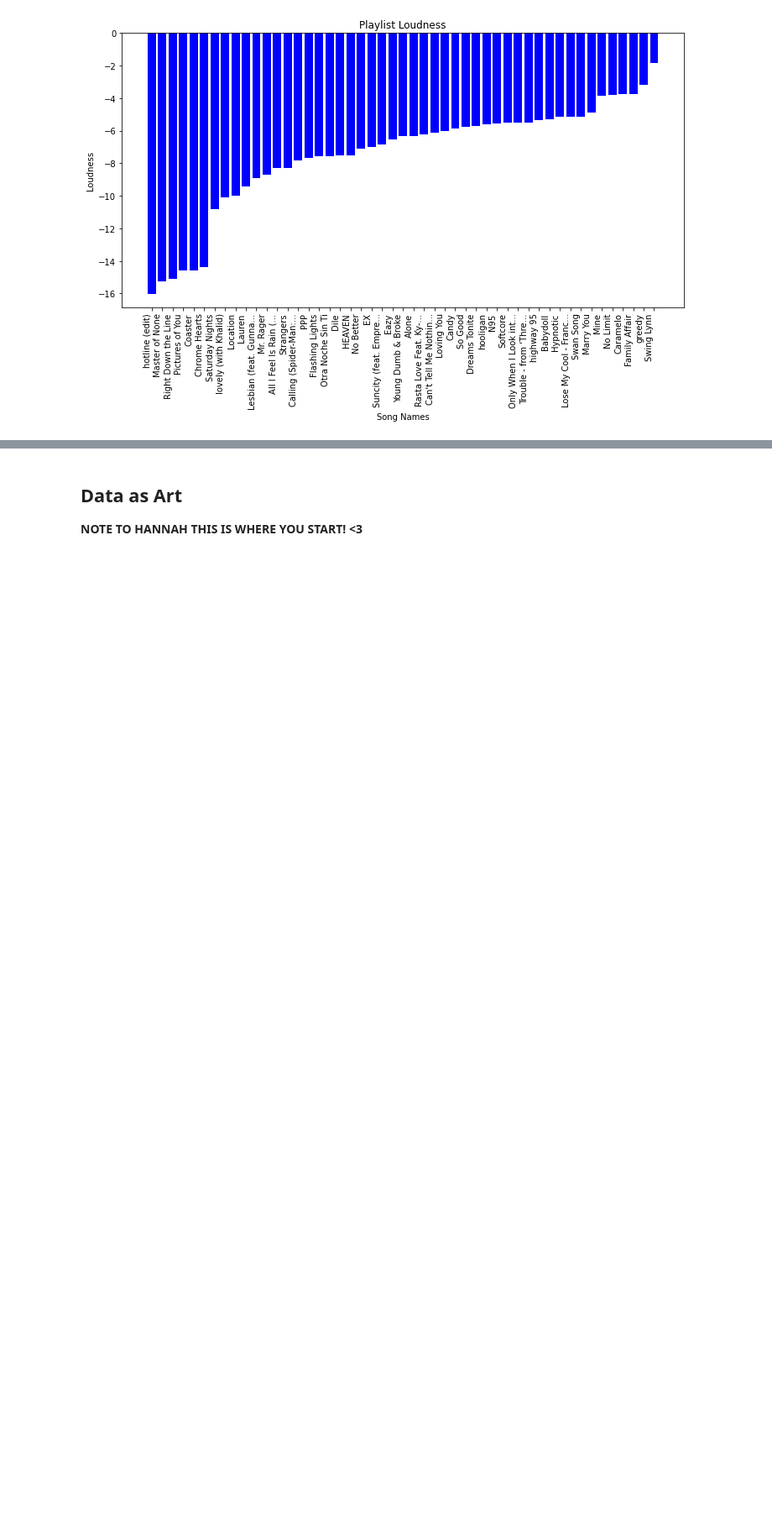
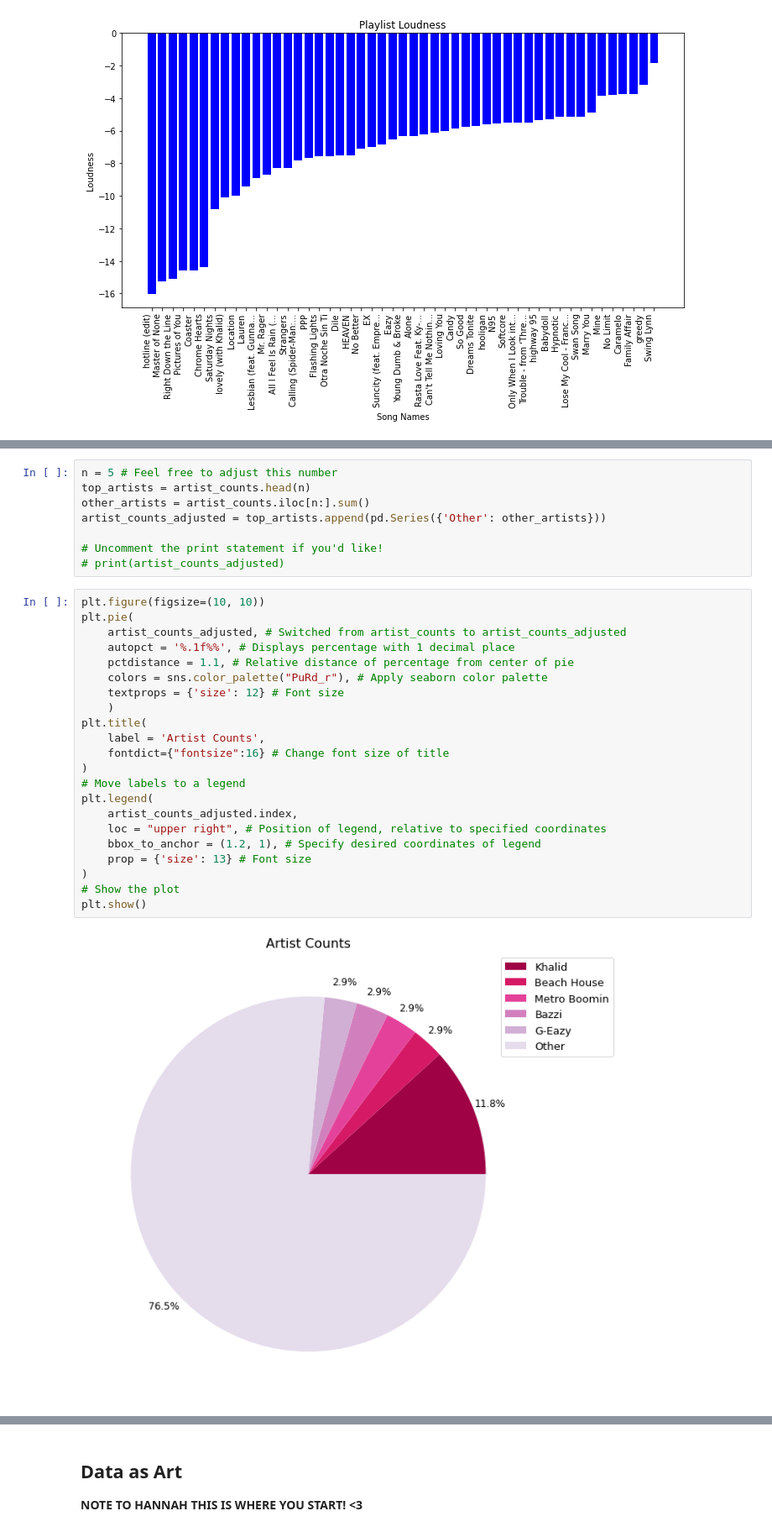
Before and after one commit to HMC-CS123-F23/cs-123-class-project-hannah-amy-daisy, a Jupyter notebook: project.ipynb, the cells around one changed output, grey strips where cells are left out. Shown: that part at 84% size. Cells and saved outputs as stored; diff of their text form; blank space fills up the shorter version.

```diff
--- a/project.ipynb
+++ b/project.ipynb
@@ -324,0 +359,32 @@ That's all for the visualization and analysis, let's look at the last part of th
+# %%
+n = 5 # Feel free to adjust this number
+top_artists = artist_counts.head(n)
+other_artists = artist_counts.iloc[n:].sum()
+artist_counts_adjusted = top_artists.append(pd.Series({'Other': other_artists}))
+
+# Uncomment the print statement if you'd like!
+# print(artist_counts_adjusted)
+# %%
+plt.figure(figsize=(10, 10))
+plt.pie(
+    artist_counts_adjusted, # Switched from artist_counts to artist_counts_adjusted
+    autopct = '%.1f%%', # Displays percentage with 1 decimal place
+    pctdistance = 1.1, # Relative distance of percentage from center of pie
+    colors = sns.color_palette("PuRd_r"), # Apply seaborn color palette
+    textprops = {'size': 12} # Font size
+    )
+plt.title(
+    label = 'Artist Counts',
+    fontdict={"fontsize":16} # Change font size of title
+)
+# Move labels to a legend
+plt.legend(
+    artist_counts_adjusted.index,
+    loc = "upper right", # Position of legend, relative to specified coordinates
+    bbox_to_anchor = (1.2, 1), # Specify desired coordinates of legend
+    prop = {'size': 13} # Font size
+)
+# Show the plot
+plt.show()
+# %% [output]
+[figure, added]
```
Also changed, not shown: parts of 15 cells of this notebook.
